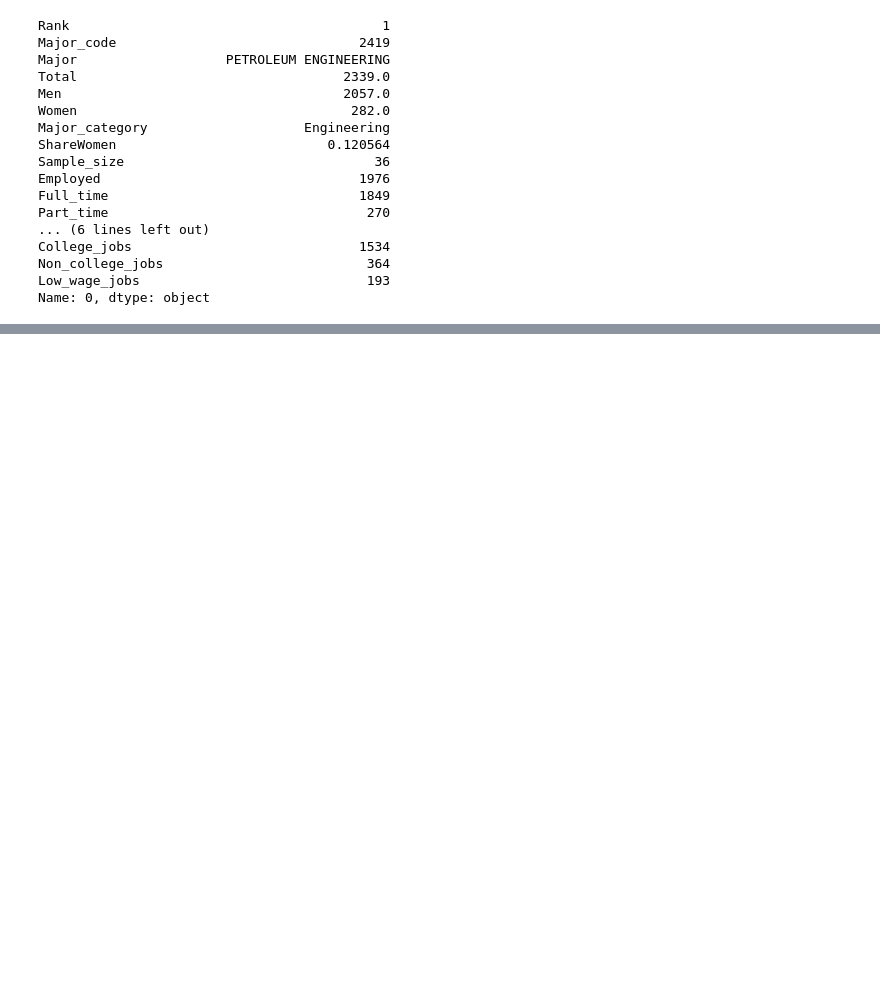
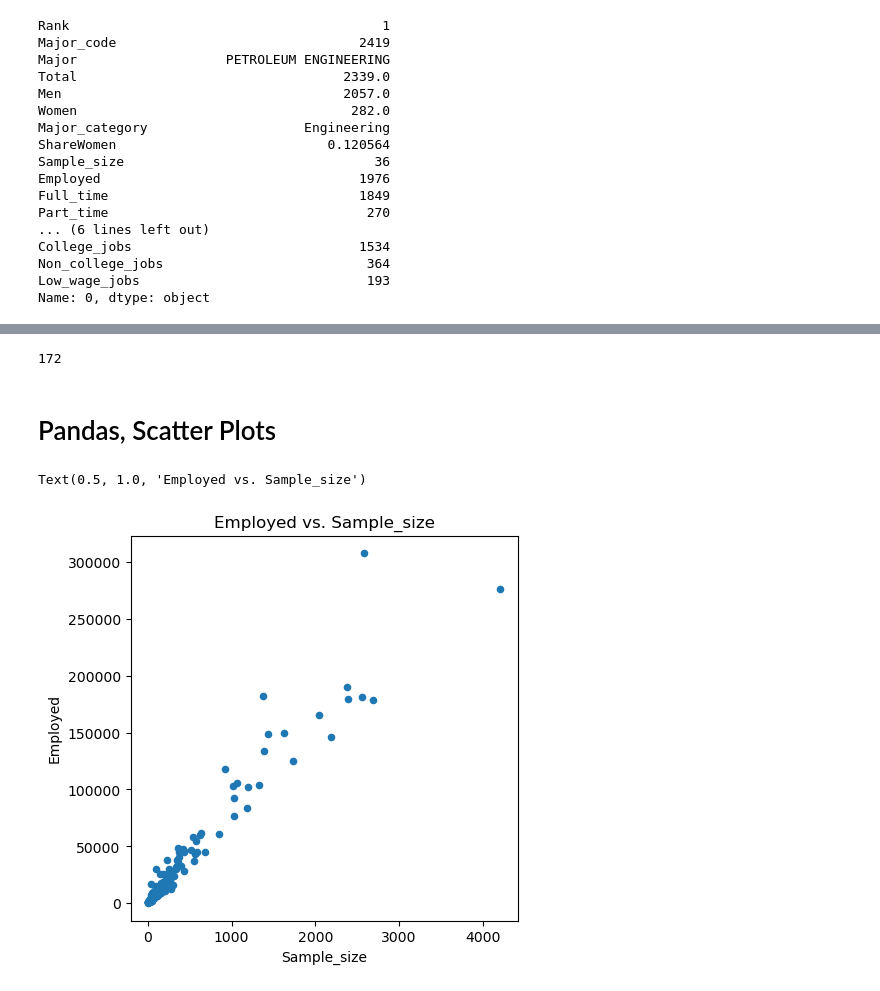
Before and after one commit to rabobahago/data_analytics_projects, a Jupyter notebook: visualizing_earnings_based_on_college_majors/main.ipynb, the cells around one changed output, grey strips where cells are left out. Drawn from its saved outputs; the diff is of its cells as text; code cells hidden in the pictures; blank space fills up the shorter version.

Commit message:
recent grads x, y and title implemented

```diff
--- a/visualizing_earnings_based_on_college_majors/main.ipynb
+++ b/visualizing_earnings_based_on_college_majors/main.ipynb
@@ -89,0 +89,14 @@ raw_data_count
+# %%
+recent_grads = recent_grads.dropna()
+cleaned_data_count = recent_grads.shape[0]
+cleaned_data_count
+# %% [output]
+172
+# %% [markdown]
+# Pandas, Scatter Plots
+# %%
+ax = recent_grads.plot(x='Sample_size', y='Employed', kind='scatter', figsize=(5,5))
+ax.set_title('Employed vs. Sample_size')
+# %% [output]
+Text(0.5, 1.0, 'Employed vs. Sample_size')
+[figure, added]
```
Also changed, not shown: parts of 4 cells of this notebook.
